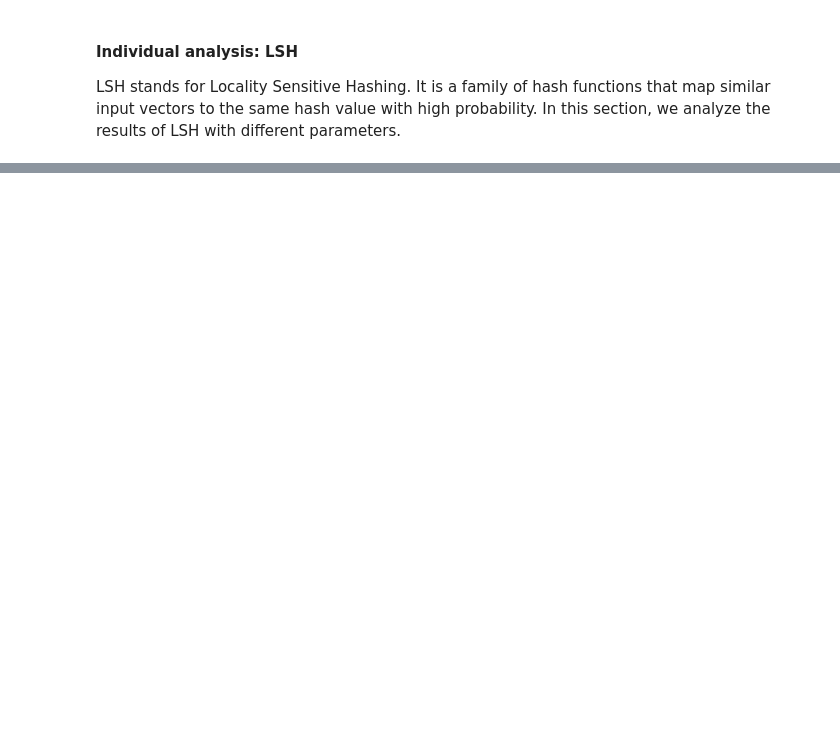
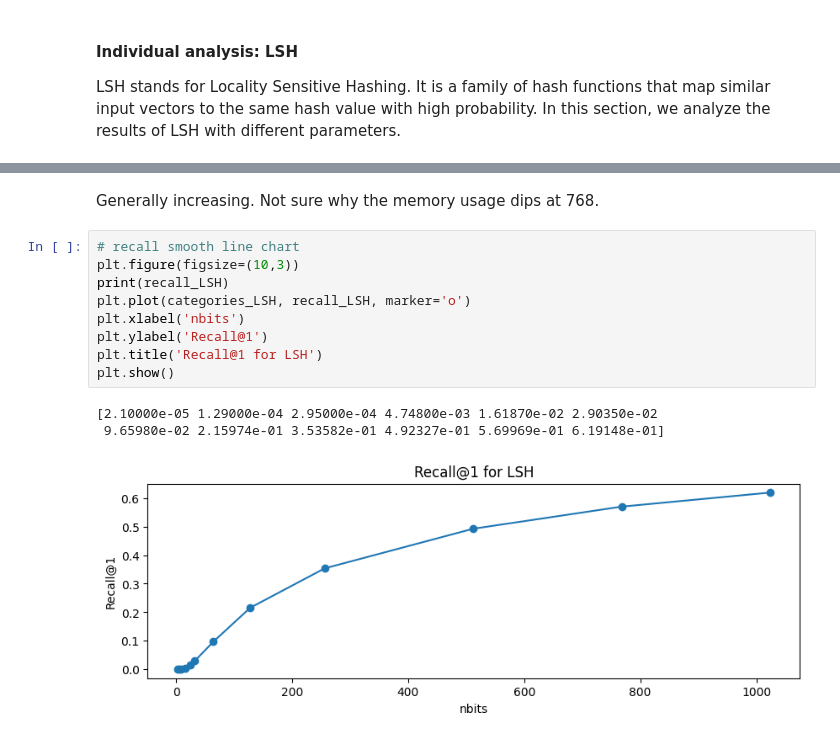
Before and after one commit to Kevinpyx/faissBenchmarking, a Jupyter notebook: result_analysis.ipynb, the cells around one changed output, grey strips where cells are left out. Cells and saved outputs as stored; diff of their text form; blank space fills up the shorter version.

```diff
--- a/result_analysis.ipynb
+++ b/result_analysis.ipynb
@@ -83,0 +151,15 @@ Shape of average result array: (1, 7, 6)
+# %% [markdown]
+Generally increasing. Not sure why the memory usage dips at 768.
+# %%
+# recall smooth line chart
+plt.figure(figsize=(10,3))
+print(recall_LSH)
+plt.plot(categories_LSH, recall_LSH, marker='o')
+plt.xlabel('nbits')
+plt.ylabel('Recall@1')
+plt.title('Recall@1 for LSH')
+plt.show()
+# %% [output]
+[2.10000e-05 1.29000e-04 2.95000e-04 4.74800e-03 1.61870e-02 2.90350e-02
+ 9.65980e-02 2.15974e-01 3.53582e-01 4.92327e-01 5.69969e-01 6.19148e-01]
+[figure, added]
```
Also changed, not shown: parts of 19 cells of this notebook, 8 other files.
